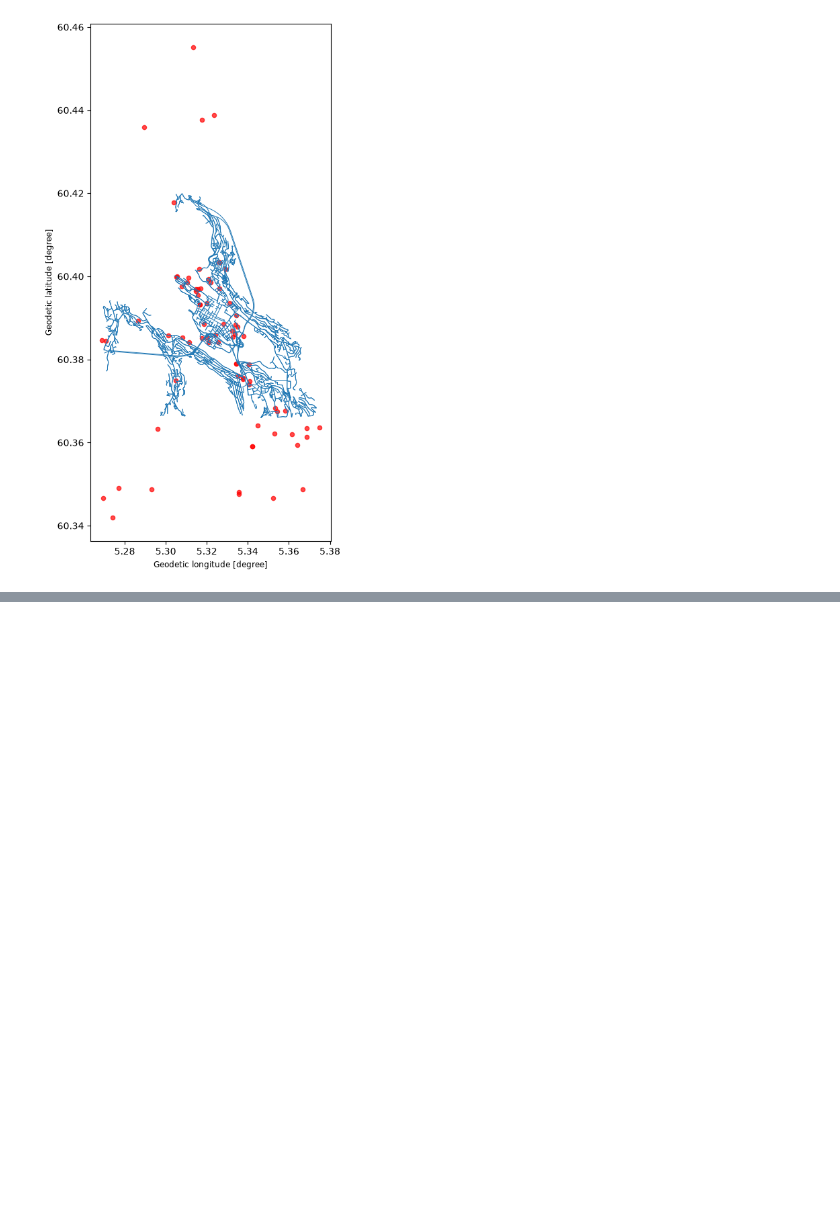
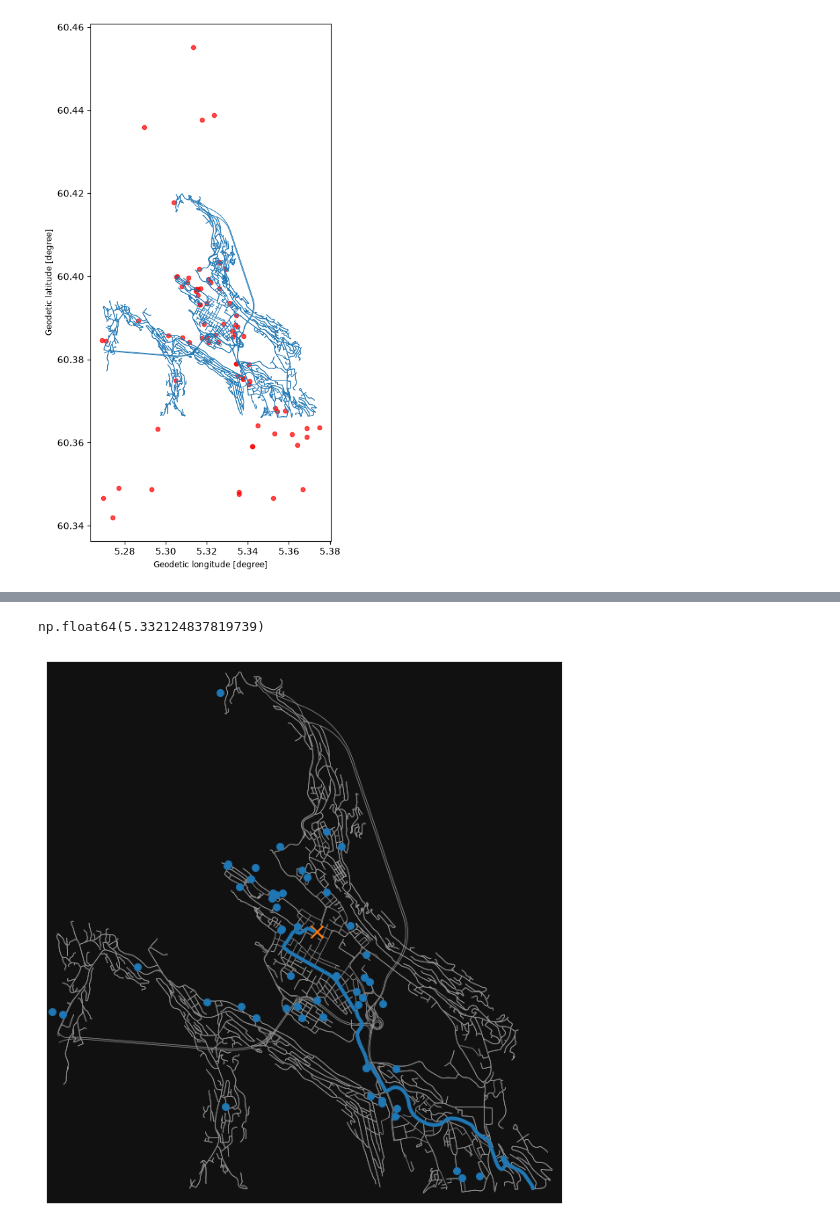
Before and after one commit to hcloenne/nearest-ev-charger, a Jupyter notebook: notebooks/road_network_routing.ipynb, the cells around one changed output, grey strips where cells are left out. Saved outputs shown, nothing was run; the diff lists cells and outputs as text; code cells hidden in the pictures; blank space fills up the shorter version.

Commit message:
Plotted shortest driving-path from a starting point to a given charger

```diff
--- a/notebooks/road_network_routing.ipynb
+++ b/notebooks/road_network_routing.ipynb
@@ -187,0 +251,48 @@ plt.show()
+# %%
+route_edges = ox.routing.route_to_gdf(
+    G,
+    route,
+    weight="length"
+)
+
+distance_m = route_edges["length"].sum()
+
+distance_km = distance_m / 1000
+
+distance_km
+# %% [output]
+np.float64(5.332124837819739)
+# %%
+fig, ax = ox.plot_graph(
+    G,
+    show=False,
+    close=False,
+    node_size=0,
+    edge_linewidth=0.5
+)
+
+route_edges.plot(
+    ax=ax,
+    linewidth=3
+)
+
+chargers.plot(
+    ax=ax,
+    markersize=30
+)
+
+start_gdf = gpd.GeoDataFrame(
+    {"name": ["Start"]},
+    geometry=[Point(start_lon, start_lat)],
+    crs="EPSG:4326"
+)
+
+start_gdf.plot(
+    ax=ax,
+    marker="x",
+    markersize=100
+)
+
+plt.show()
+# %% [output]
+[figure, added]
```
Also changed, not shown: parts of 5 cells of this notebook.
